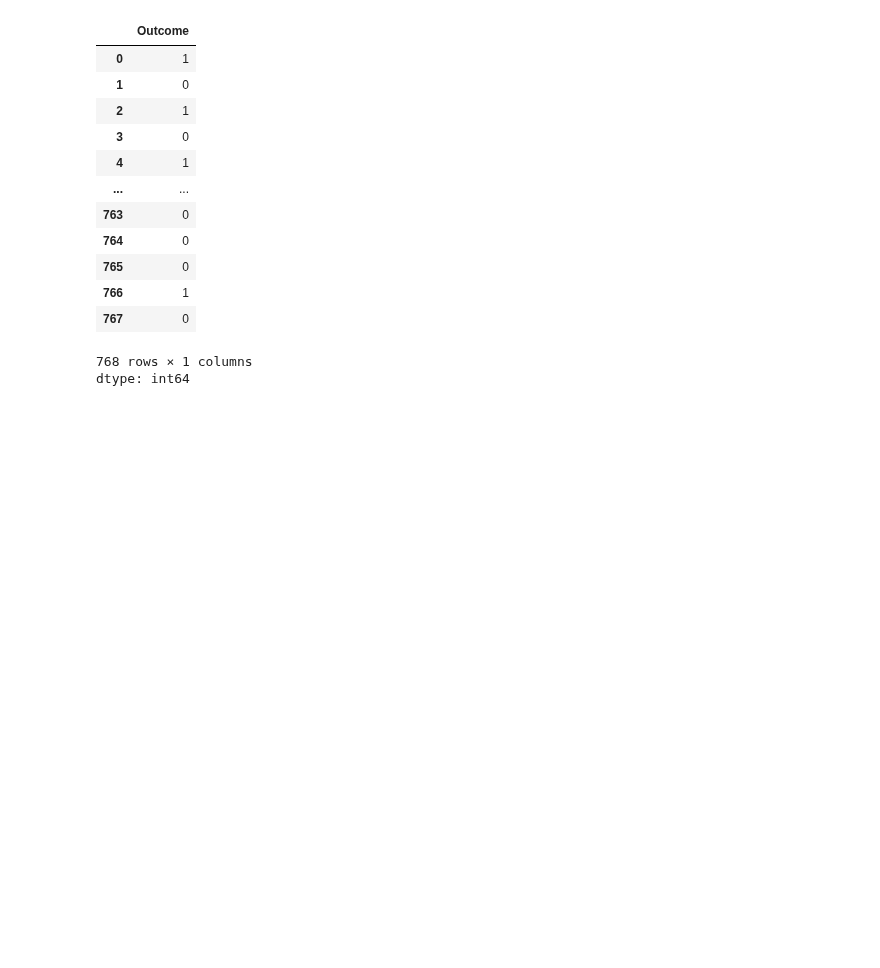
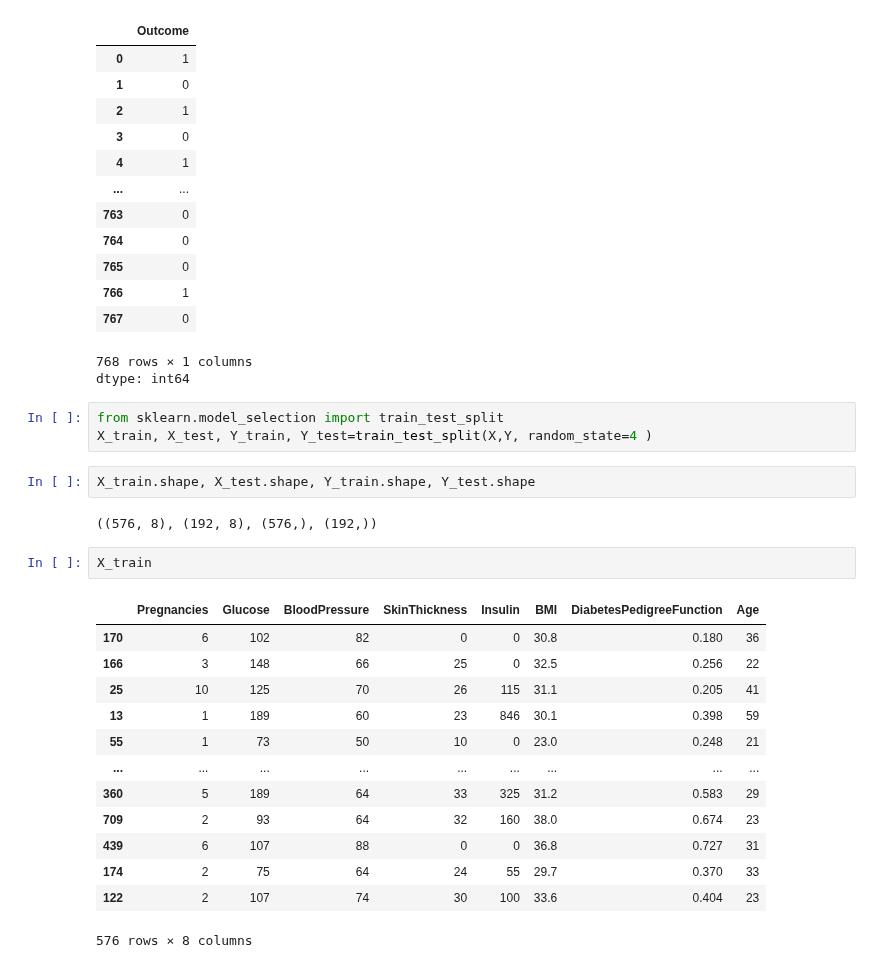
Before and after one commit to Rishabh9559/Data_science, a Jupyter notebook: Phase 2: Machine Learning for Data Science/Logistic Implement/logistic_Regression_Implement.ipynb, the cells around one changed output. Drawn from its saved outputs; the diff is of its cells as text; blank space fills up the shorter version.

```diff
--- a/Phase 2: Machine Learning for Data Science/Logistic Implement/logistic_Regression_Implement.ipynb
+++ b/Phase 2: Machine Learning for Data Science/Logistic Implement/logistic_Regression_Implement.ipynb
@@ -108,3 +112,26 @@ Y
 | 767 | 0 |
 768 rows × 1 columns
 dtype: int64
+# %%
+from sklearn.model_selection import train_test_split
+X_train, X_test, Y_train, Y_test=train_test_split(X,Y, random_state=4 )
+# %%
+X_train.shape, X_test.shape, Y_train.shape, Y_test.shape
+# %% [output]
+((576, 8), (192, 8), (576,), (192,))
+# %%
+X_train
+# %% [output]
+|  | Pregnancies | Glucose | BloodPressure | SkinThickness | Insulin | BMI | DiabetesPedigreeFunction | Age |
+| 170 | 6 | 102 | 82 | 0 | 0 | 30.8 | 0.180 | 36 |
+| 166 | 3 | 148 | 66 | 25 | 0 | 32.5 | 0.256 | 22 |
+| 25 | 10 | 125 | 70 | 26 | 115 | 31.1 | 0.205 | 41 |
+| 13 | 1 | 189 | 60 | 23 | 846 | 30.1 | 0.398 | 59 |
+| 55 | 1 | 73 | 50 | 10 | 0 | 23.0 | 0.248 | 21 |
+| ... | ... | ... | ... | ... | ... | ... | ... | ... |
+| 360 | 5 | 189 | 64 | 33 | 325 | 31.2 | 0.583 | 29 |
+| 709 | 2 | 93 | 64 | 32 | 160 | 38.0 | 0.674 | 23 |
+| 439 | 6 | 107 | 88 | 0 | 0 | 36.8 | 0.727 | 31 |
+| 174 | 2 | 75 | 64 | 24 | 55 | 29.7 | 0.370 | 33 |
+| 122 | 2 | 107 | 74 | 30 | 100 | 33.6 | 0.404 | 23 |
+576 rows × 8 columns
```
Also changed, not shown: parts of 4 cells of this notebook.
